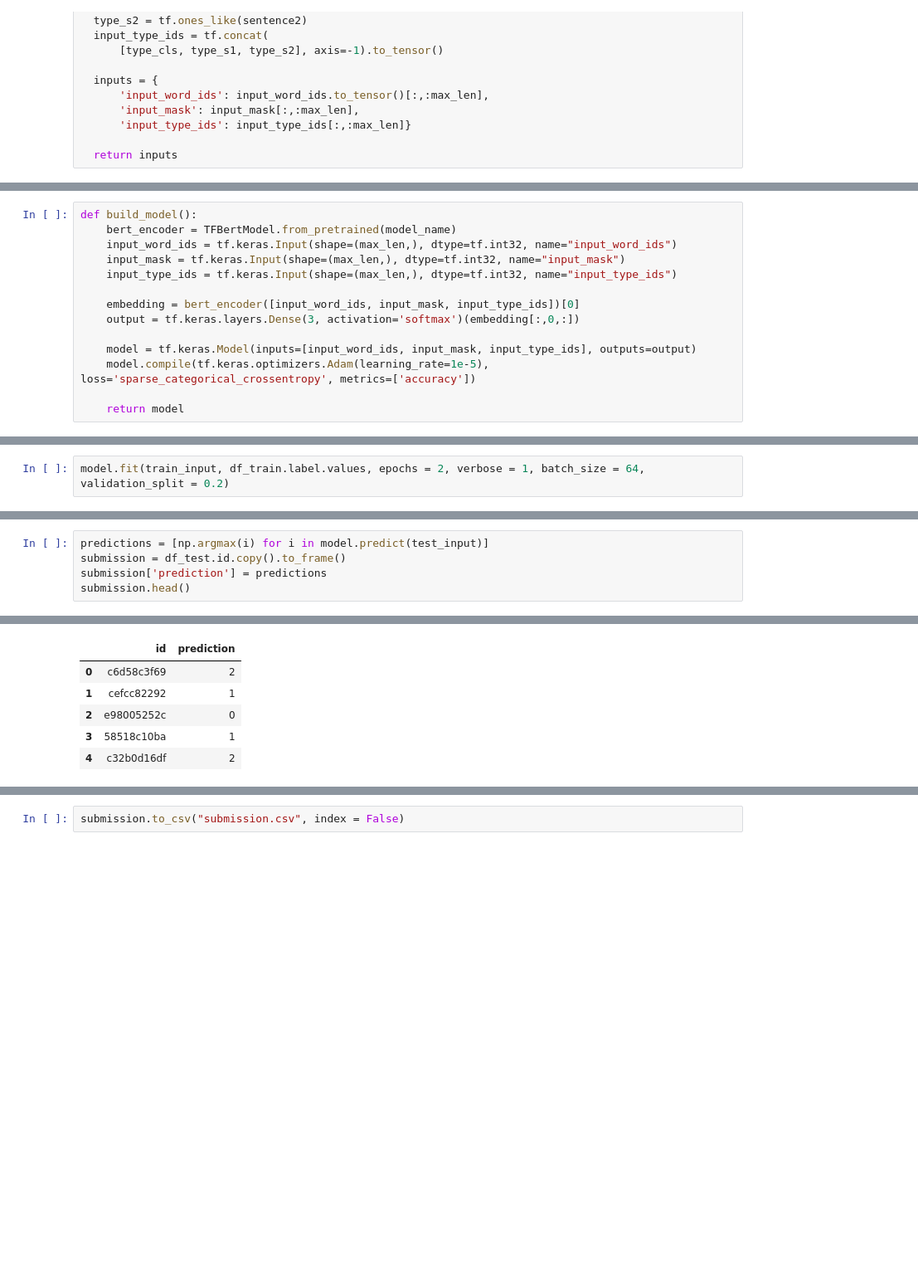
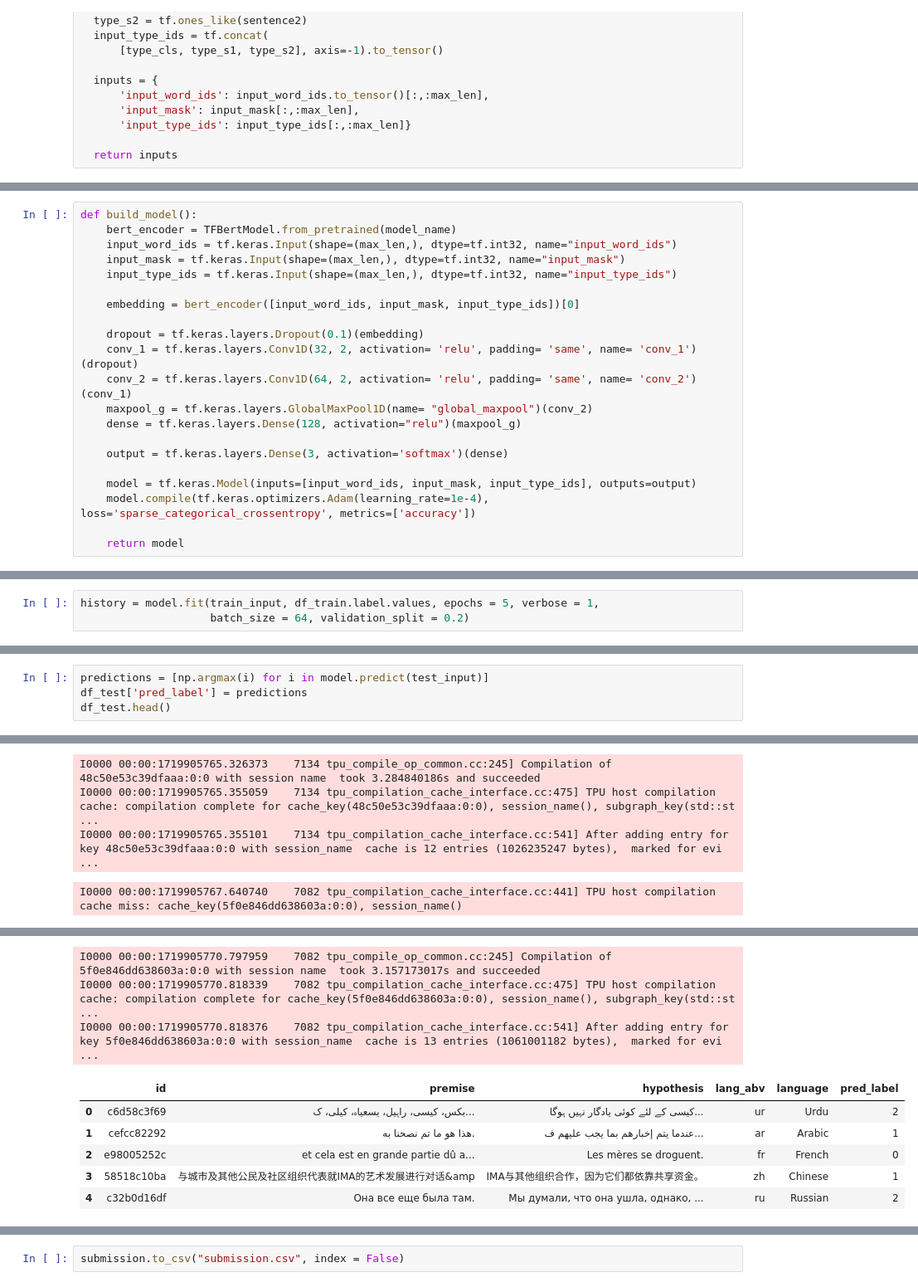
Before and after one commit to garimasc/contradictory_watson, a Jupyter notebook: test_keras_tf.ipynb, the cells around one changed output, grey strips where cells are left out. Shown: that part at 83% size. Saved outputs shown, nothing was run; the diff lists cells and outputs as text; blank space fills up the shorter version.

Commit message:
use CNNand GlobalMaxPool

```diff
--- a/test_keras_tf.ipynb
+++ b/test_keras_tf.ipynb
@@ -143,10 +167,17 @@ def build_model():
     input_type_ids = tf.keras.Input(shape=(max_len,), dtype=tf.int32, name="input_type_ids")
 
     embedding = bert_encoder([input_word_ids, input_mask, input_type_ids])[0]
-    output = tf.keras.layers.Dense(3, activation='softmax')(embedding[:,0,:])
+
+    dropout = tf.keras.layers.Dropout(0.1)(embedding)
+    conv_1 = tf.keras.layers.Conv1D(32, 2, activation= 'relu', padding= 'same', name= 'conv_1')(dropout)
+    conv_2 = tf.keras.layers.Conv1D(64, 2, activation= 'relu', padding= 'same', name= 'conv_2')(conv_1)
+    maxpool_g = tf.keras.layers.GlobalMaxPool1D(name= "global_maxpool")(conv_2)
+    dense = tf.keras.layers.Dense(128, activation="relu")(maxpool_g)
+
+    output = tf.keras.layers.Dense(3, activation='softmax')(dense)
 
     model = tf.keras.Model(inputs=[input_word_ids, input_mask, input_type_ids], outputs=output)
-    model.compile(tf.keras.optimizers.Adam(learning_rate=1e-5), loss='sparse_categorical_crossentropy', metrics=['accuracy'])
+    model.compile(tf.keras.optimizers.Adam(learning_rate=1e-4), loss='sparse_categorical_crossentropy', metrics=['accuracy'])
 
     return model
 # %%
@@ -177,5 +208,6 @@ Trainable params: 177855747 (678.47 MB)
 Non-trainable params: 0 (0.00 Byte)
 __________________________________________________________________________________________________
 # %%
-model.fit(train_input, df_train.label.values, epochs = 2, verbose = 1, batch_size = 64, validation_split = 0.2)
+history = model.fit(train_input, df_train.label.values, epochs = 5, verbose = 1,
+                    batch_size = 64, validation_split = 0.2)
 # %% [output]
@@ -223,6 +268,5 @@ df_test.head()
 # %%
 predictions = [np.argmax(i) for i in model.predict(test_input)]
-submission = df_test.id.copy().to_frame()
-submission['prediction'] = predictions
-submission.head()
+df_test['pred_label'] = predictions
+df_test.head()
 # %% [output]
@@ -229,0 +275,4 @@ submission.head()
+I0000 00:00:1719905765.326373    7134 tpu_compile_op_common.cc:245] Compilation of 48c50e53c39dfaaa:0:0 with session name  took 3.284840186s and succeeded
+I0000 00:00:1719905765.355059    7134 tpu_compilation_cache_interface.cc:475] TPU host compilation cache: compilation complete for cache_key(48c50e53c39dfaaa:0:0), session_name(), subgraph_key(std::st ...
+I0000 00:00:1719905765.355101    7134 tpu_compilation_cache_interface.cc:541] After adding entry for key 48c50e53c39dfaaa:0:0 with session_name  cache is 12 entries (1026235247 bytes),  marked for evi ...
+I0000 00:00:1719905767.640740    7082 tpu_compilation_cache_interface.cc:441] TPU host compilation cache miss: cache_key(5f0e846dd638603a:0:0), session_name()
@@ -230,6 +280,9 @@ submission.head()
+I0000 00:00:1719905770.797959    7082 tpu_compile_op_common.cc:245] Compilation of 5f0e846dd638603a:0:0 with session name  took 3.157173017s and succeeded
+I0000 00:00:1719905770.818339    7082 tpu_compilation_cache_interface.cc:475] TPU host compilation cache: compilation complete for cache_key(5f0e846dd638603a:0:0), session_name(), subgraph_key(std::st ...
+I0000 00:00:1719905770.818376    7082 tpu_compilation_cache_interface.cc:541] After adding entry for key 5f0e846dd638603a:0:0 with session_name  cache is 13 entries (1061001182 bytes),  marked for evi ...
-|  | id | prediction |
-| 0 | c6d58c3f69 | 2 |
-| 1 | cefcc82292 | 1 |
-| 2 | e98005252c | 0 |
-| 3 | 58518c10ba | 1 |
-| 4 | c32b0d16df | 2 |
+|  | id | premise | hypothesis | lang_abv | language | pred_label |
+| 0 | c6d58c3f69 | بکس، کیسی، راہیل، یسعیاہ، کیلی، ک... | کیسی کے لئے کوئی یادگار نہیں ہوگا... | ur | Urdu | 2 |
+| 1 | cefcc82292 | هذا هو ما تم نصحنا به. | عندما يتم إخبارهم بما يجب عليهم ف... | ar | Arabic | 1 |
+| 2 | e98005252c | et cela est en grande partie dû a... | Les mères se droguent. | fr | French | 0 |
+| 3 | 58518c10ba | 与城市及其他公民及社区组织代表就IMA的艺术发展进行对话&amp | IMA与其他组织合作，因为它们都依靠共享资金。 | zh | Chinese | 1 |
+| 4 | c32b0d16df | Она все еще была там. | Мы думали, что она ушла, однако, ... | ru | Russian | 2 |
```
Also changed, not shown: parts of 10 cells of this notebook.
